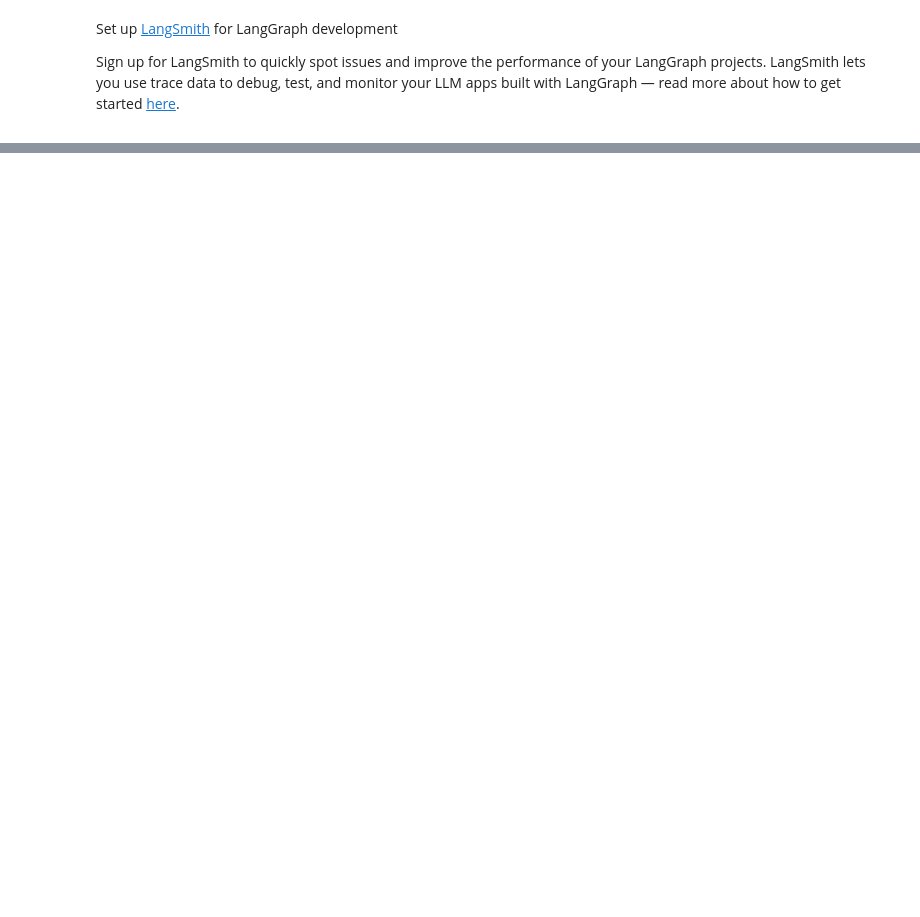
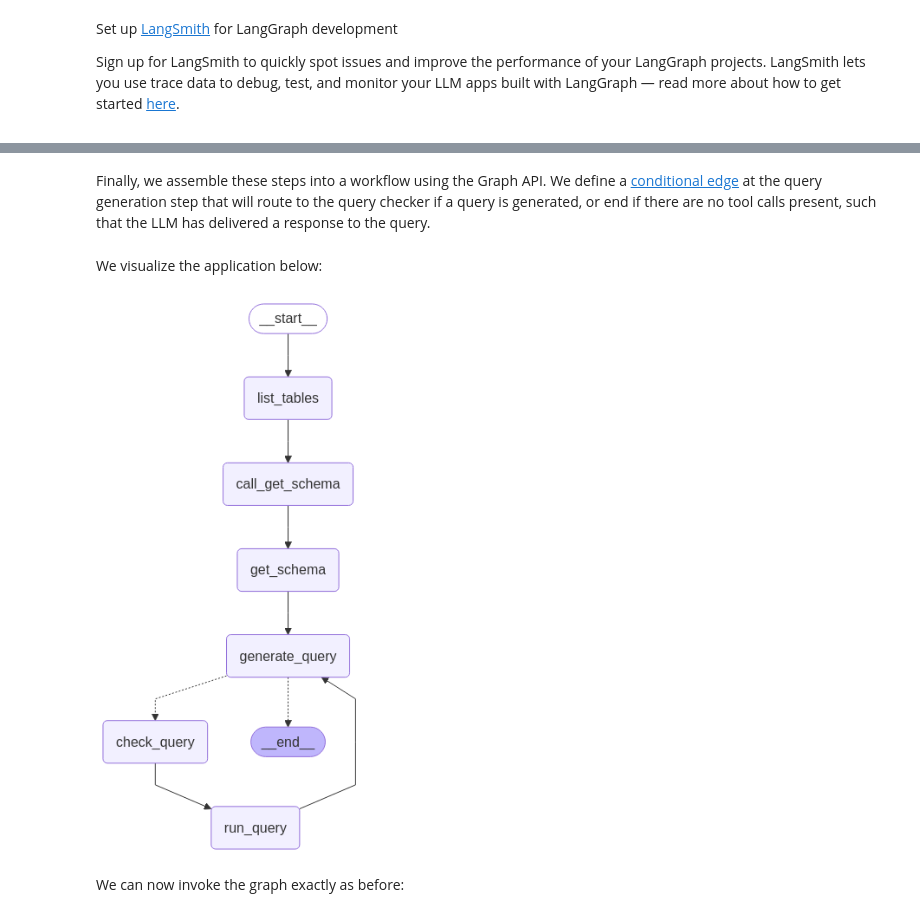
Before and after one commit to OHANA-WEB/langgraph, a Jupyter notebook: docs/docs/tutorials/sql-agent.ipynb, the cells around one changed output, grey strips where cells are left out. Cells and saved outputs as stored; diff of their text form; code cells hidden in the pictures; blank space fills up the shorter version.

Commit message:
docs: update sql tutorial (#4494)
Co-authored-by: Lauren Hirata Singh <lauren@langchain.dev>

```diff
--- a/docs/docs/tutorials/sql-agent.ipynb
+++ b/docs/docs/tutorials/sql-agent.ipynb
@@ -604,0 +82,9 @@ We will explore ways to resolve this using LangGraph in future cookbooks!
+# %%
+from langchain_community.agent_toolkits import SQLDatabaseToolkit
+
+toolkit = SQLDatabaseToolkit(db=db, llm=llm)
+
+tools = toolkit.get_tools()
+
+for tool in tools:
+    print(f"{tool.name}: {tool.description}\n")
@@ -604,0 +297,43 @@ We will explore ways to resolve this using LangGraph in future cookbooks!
+# %% [markdown]
+Finally, we assemble these steps into a workflow using the Graph API. We define a [conditional edge](../../concepts/low_level/#conditional-edges) at the query generation step that will route to the query checker if a query is generated, or end if there are no tool calls present, such that the LLM has delivered a response to the query.
+# %%
+def should_continue(state: MessagesState) -> Literal[END, "check_query"]:
+    messages = state["messages"]
+    last_message = messages[-1]
+    if not last_message.tool_calls:
+        return END
+    else:
+        return "check_query"
+
+
+builder = StateGraph(MessagesState)
+builder.add_node(list_tables)
+builder.add_node(call_get_schema)
+builder.add_node(get_schema_node, "get_schema")
+builder.add_node(generate_query)
+builder.add_node(check_query)
+builder.add_node(run_query_node, "run_query")
+
+builder.add_edge(START, "list_tables")
+builder.add_edge("list_tables", "call_get_schema")
+builder.add_edge("call_get_schema", "get_schema")
+builder.add_edge("get_schema", "generate_query")
+builder.add_conditional_edges(
+    "generate_query",
+    should_continue,
+)
+builder.add_edge("check_query", "run_query")
+builder.add_edge("run_query", "generate_query")
+
+agent = builder.compile()
+# %% [markdown]
+We visualize the application below:
+# %%
+from IPython.display import Image, display
+from langchain_core.runnables.graph import CurveStyle, MermaidDrawMethod, NodeStyles
+
+display(Image(agent.get_graph().draw_mermaid_png()))
+# %% [output]
+[figure, added]
+# %% [markdown]
+We can now invoke the graph exactly as before:
```
Also changed, not shown: parts of 53 cells of this notebook, 11 other files.
